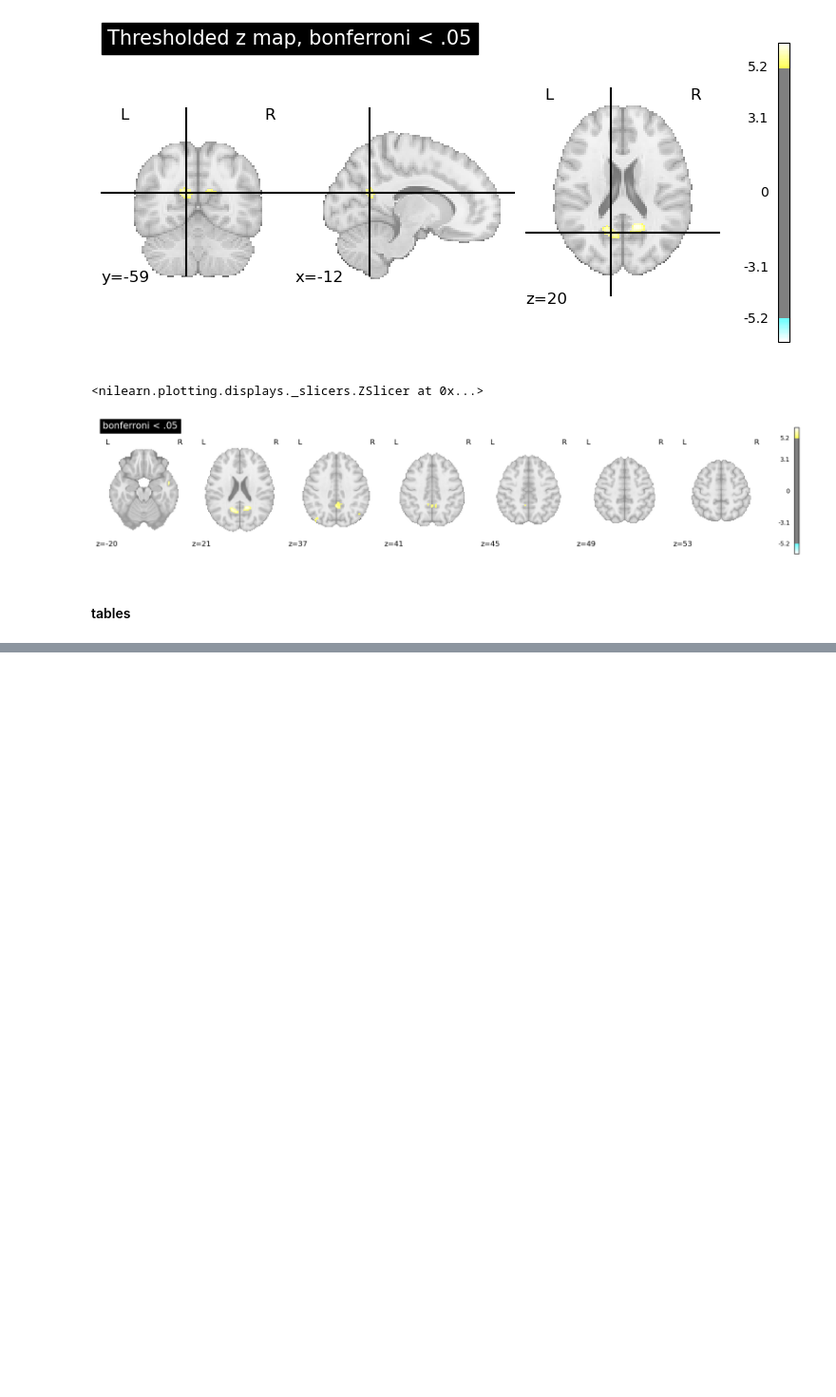
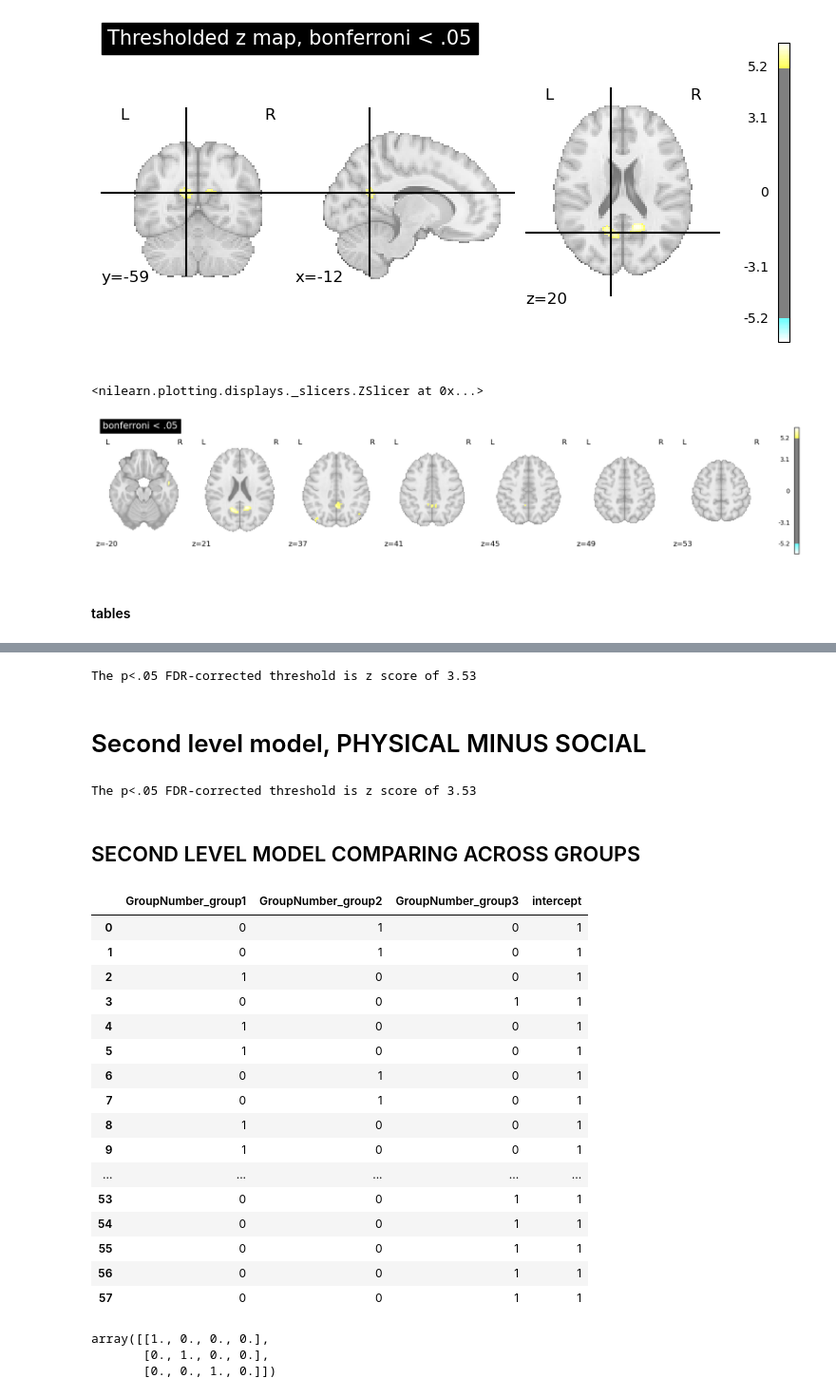
Before and after one commit to mwklincewicz/wholeBrain_narratives_MAC_MFT, a Jupyter notebook: wholeBrainUniv_secondLevelModel.ipynb, the cells around one changed output, grey strips where cells are left out. Shown: that part at 95% size. Drawn from its saved outputs; the diff is of its cells as text; code cells hidden in the pictures; blank space fills up the shorter version.

```diff
--- a/wholeBrainUniv_secondLevelModel.ipynb
+++ b/wholeBrainUniv_secondLevelModel.ipynb
@@ -35,10 +42,8 @@ from atlasreader import create_output
 # %%
-contrastImg_dir = "./testData/processed_first_level_MAC_family"
+contrastImg_dir = "./processed_first_level_MAC_family/social/"
 
 all_imgs = [
     os.path.join(contrastImg_dir, name)
     for name in os.listdir(contrastImg_dir)
 ]
-
-print(all_imgs)
 # %% [output]
@@ -184,0 +265,48 @@ create_output(thresholded_map, cluster_extent=10, direction = 'pos')
+# %%
+zmap_socialMinusPhysical.to_filename("SecondLevel_SocialMinusPhysical_zscore_macFamily.nii.gz")
+
+
+
+thresholded_map_socialMinusPhysical, threshold_socialMinusPhysical = threshold_stats_img(
+    stat_img=zmap_socialMinusPhysical,  # or p_map
+    alpha=0.05,
+    height_control='fdr',  # or 'bonferroni'
+    cluster_threshold=0,   # min cluster size in voxels
+    two_sided=True
+)
+print(f"The p<.05 FDR-corrected threshold is z score of {threshold_socialMinusPhysical:.3g}")
+
+# save as brain image
+thresholded_map_socialMinusPhysical.to_filename("threshold_"+f"{threshold_socialMinusPhysical:.3g}"+"_"+
+                                                "SecondLevel_SocialMinusPhysical_fdrcorrect_macFamily.nii.gz")
+# %% [output]
+The p<.05 FDR-corrected threshold is z score of 3.53
+# %% [markdown]
+# Second level model, PHYSICAL MINUS SOCIAL
+# %%
+diff_imgs_2 = [image.math_img("img1 - img2", img1=con1, img2=con2)
+             for con1, con2 in zip(all_imgs_physical_sorted, all_imgs_social_sorted)]
+
+design_matrix_PhysicalMinusSocial = pd.DataFrame([1] * len(diff_imgs_2), columns=["intercept"])
+
+model = SecondLevelModel().fit(diff_imgs_2, design_matrix=design_matrix_PhysicalMinusSocial)
+zmap_PhysicalMinusSocial = model.compute_contrast("intercept", output_type="z_score")
+
+zmap_PhysicalMinusSocial.to_filename("SecondLevel_PhysicalMinusSocial_zscore_macFamily.nii.gz")
+
+thresholded_map_PhysicalMinusSocial, threshold_PhysicalMinusSocial = threshold_stats_img(
+    stat_img=zmap_PhysicalMinusSocial,  # or p_map
+    alpha=0.05,
+    height_control='fdr',  # or 'bonferroni'
+    cluster_threshold=0,   # min cluster size in voxels
+    two_sided=True
+)
+print(f"The p<.05 FDR-corrected threshold is z score of {threshold_PhysicalMinusSocial:.3g}")
+
+# save as brain image
+thresholded_map_PhysicalMinusSocial.to_filename("threshold_"+f"{threshold_PhysicalMinusSocial:.3g}"+"_"+
+                                                "SecondLevel_PhysicalMinusSocial_fdrcorrect_macFamily.nii.gz")
+# %% [output]
+The p<.05 FDR-corrected threshold is z score of 3.53
+# %% [markdown]
+## SECOND LEVEL MODEL COMPARING ACROSS GROUPS
@@ -184,0 +322,20 @@ create_output(thresholded_map, cluster_extent=10, direction = 'pos')
+# %%
+design_matrix
+# %% [output]
+|  | GroupNumber_group1 | GroupNumber_group2 | GroupNumber_group3 | intercept |
+| 0 | 0 | 1 | 0 | 1 |
+| 1 | 0 | 1 | 0 | 1 |
+| 2 | 1 | 0 | 0 | 1 |
+| 3 | 0 | 0 | 1 | 1 |
+| 4 | 1 | 0 | 0 | 1 |
+| 5 | 1 | 0 | 0 | 1 |
+| 6 | 0 | 1 | 0 | 1 |
+| 7 | 0 | 1 | 0 | 1 |
+| 8 | 1 | 0 | 0 | 1 |
+| 9 | 1 | 0 | 0 | 1 |
+| ... | ... | ... | ... | ... |
+| 53 | 0 | 0 | 1 | 1 |
+| 54 | 0 | 0 | 1 | 1 |
+| 55 | 0 | 0 | 1 | 1 |
+| 56 | 0 | 0 | 1 | 1 |
+| 57 | 0 | 0 | 1 | 1 |
@@ -184,0 +347,7 @@ create_output(thresholded_map, cluster_extent=10, direction = 'pos')
+# %%
+contrast_matrix = np.eye(len(design_matrix.columns))[:3]
+contrast_matrix
+# %% [output]
+array([[1., 0., 0., 0.],
+       [0., 1., 0., 0.],
+       [0., 0., 1., 0.]])
```
Also changed, not shown: parts of 24 cells of this notebook, 19 other files.
